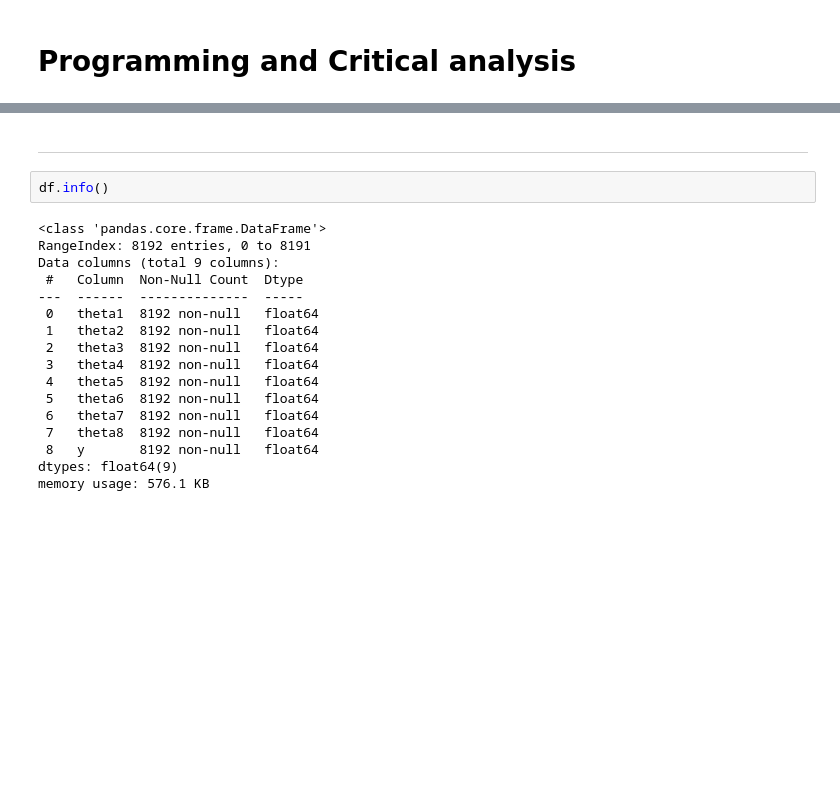
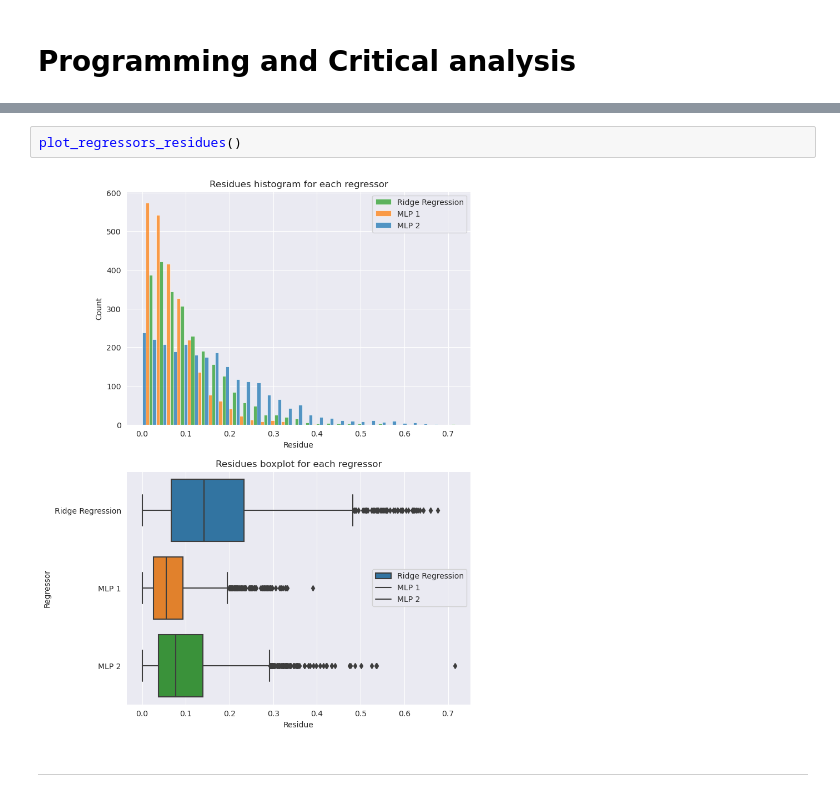
Before and after one commit to interro-potato/ml-homeworks, a Jupyter notebook: hw3/hw.ipynb, the cells around one changed output, grey strips where cells are left out. Drawn from its saved outputs; the diff is of its cells as text; blank space fills up the shorter version.

Commit message:
Cleanup figures for 5

```diff
--- a/hw3/hw.ipynb
+++ b/hw3/hw.ipynb
@@ -86,21 +111,6 @@ Iterations: 179
+# %%
+plot_regressors_residues()
+# %% [output]
+[figure, added]
 # %% [markdown]
 ----
-# %%
-df.info()
-# %% [output]
-<class 'pandas.core.frame.DataFrame'>
-RangeIndex: 8192 entries, 0 to 8191
-Data columns (total 9 columns):
- #   Column  Non-Null Count  Dtype
----  ------  --------------  -----
- 0   theta1  8192 non-null   float64
- 1   theta2  8192 non-null   float64
- 2   theta3  8192 non-null   float64
- 3   theta4  8192 non-null   float64
- 4   theta5  8192 non-null   float64
- 5   theta6  8192 non-null   float64
- 6   theta7  8192 non-null   float64
- 7   theta8  8192 non-null   float64
- 8   y       8192 non-null   float64
-dtypes: float64(9)
-memory usage: 576.1 KB
```
Also changed, not shown: parts of 3 cells of this notebook, 4 other files.
